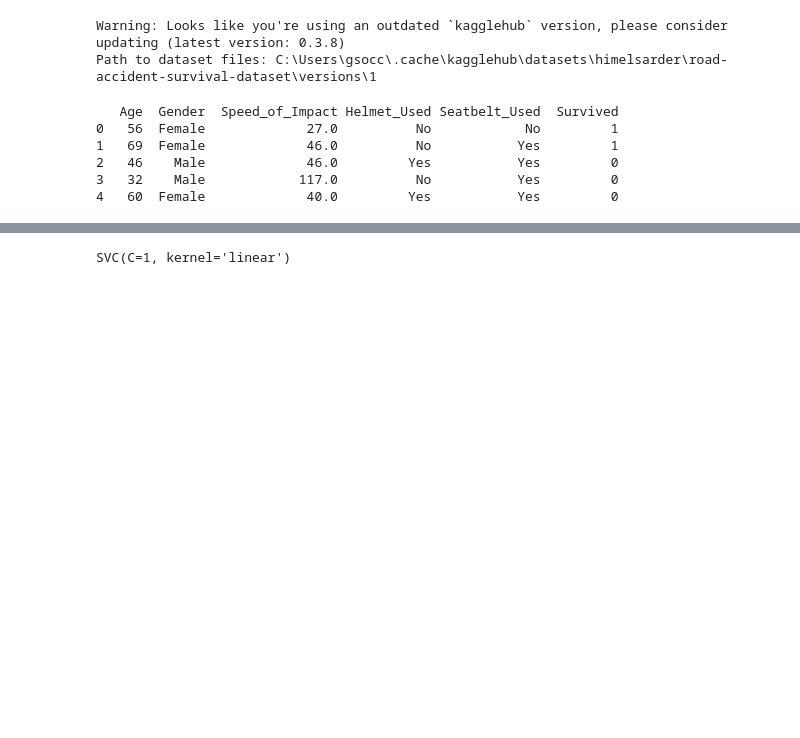
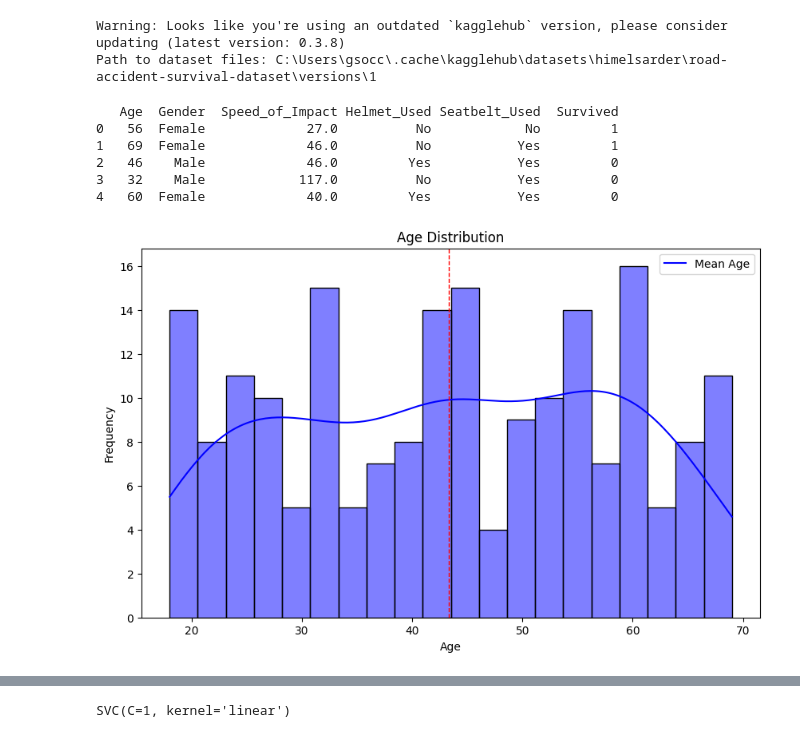
Before and after one commit to SHADOW12021/ds2010_Final, a Jupyter notebook: final.ipynb, the cells around one changed output, grey strips where cells are left out. Cells and saved outputs as stored; diff of their text form; code cells hidden in the pictures; blank space fills up the shorter version.

Commit message:
graph

```diff
--- a/final.ipynb
+++ b/final.ipynb
@@ -28,3 +30,14 @@ print(df_cleaned.head())
 2   46    Male             46.0         Yes           Yes         0
 3   32    Male            117.0          No           Yes         0
 4   60  Female             40.0         Yes           Yes         0
+# %%
+plt.figure(figsize=(10, 6))
+sns.histplot(df_cleaned['Age'], bins=20, kde=True, color='blue')
+plt.title('Age Distribution')
+plt.xlabel('Age')
+plt.ylabel('Frequency')
+plt.axvline(df_cleaned['Age'].mean(), color='red', linestyle='dashed', linewidth=1)
+plt.legend({'Mean Age': df_cleaned['Age'].mean()})
+plt.show()
+# %% [output]
+[figure, added]
```
Also changed, not shown: parts of 9 cells of this notebook.
